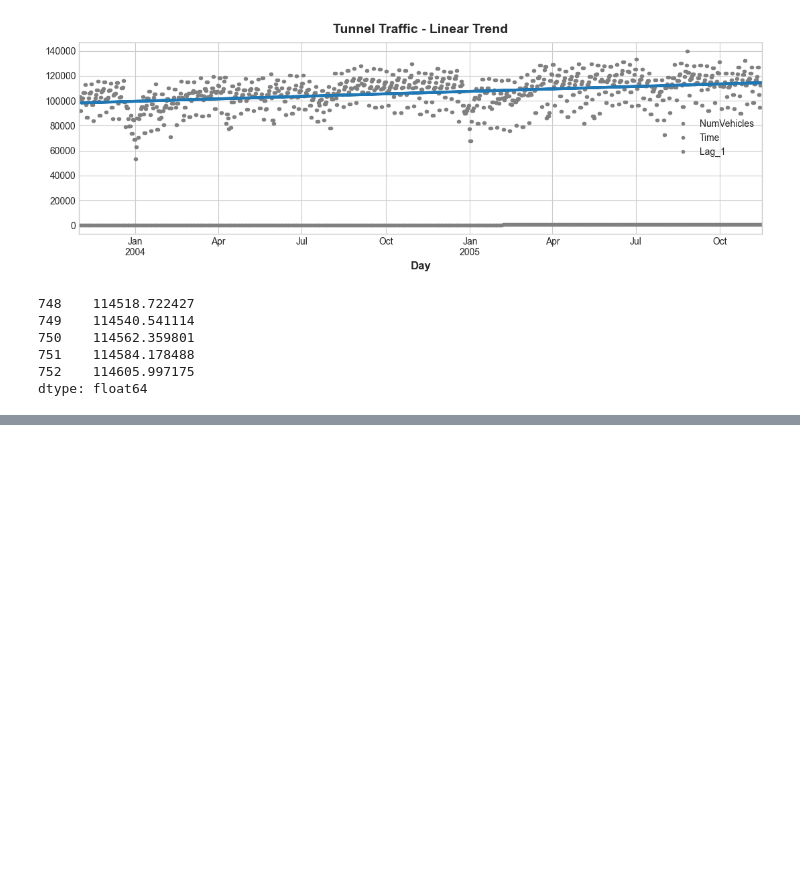
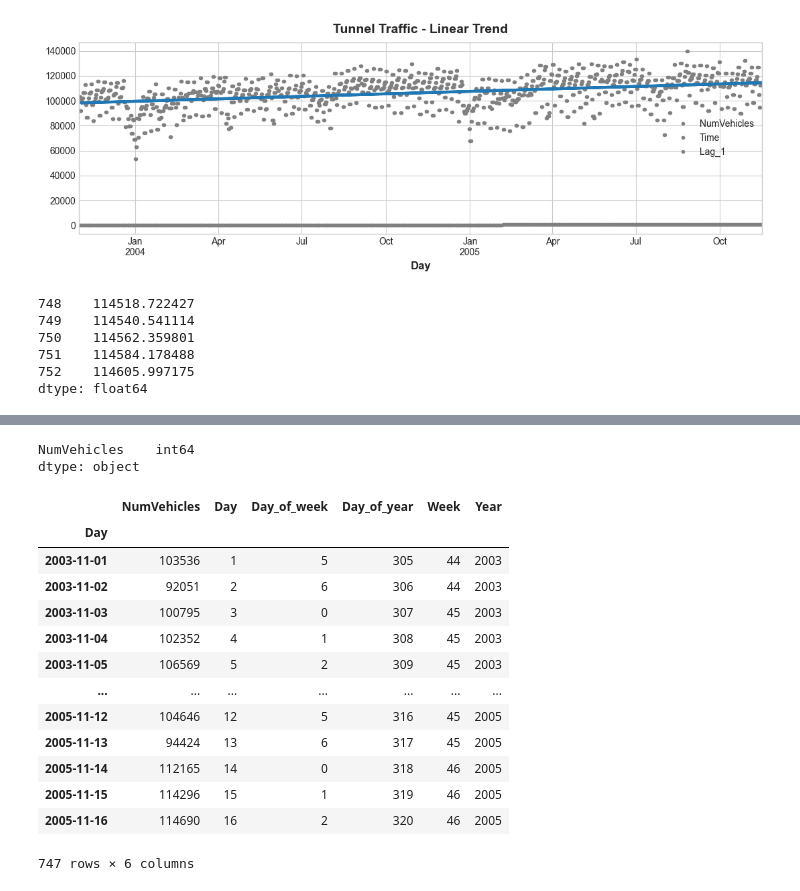
Before and after one commit to Medoci/Medoci, a Jupyter notebook: notebooks/Kaggle_Time_Series_Forecasting.ipynb, the cells around one changed output, grey strips where cells are left out. Saved outputs shown, nothing was run; the diff lists cells and outputs as text; code cells hidden in the pictures; blank space fills up the shorter version.

```diff
--- a/notebooks/Kaggle_Time_Series_Forecasting.ipynb
+++ b/notebooks/Kaggle_Time_Series_Forecasting.ipynb
@@ -453,0 +475,5 @@ dtype: float64
+# %%
+tunnels_seasonality.dtypes
+# %% [output]
+NumVehicles    int64
+dtype: object
@@ -453,0 +486,17 @@ dtype: float64
+# %%
+tunnels_seasonality
+# %% [output]
+|  | NumVehicles | Day | Day_of_week | Day_of_year | Week | Year |
+| Day |  |  |  |  |  |  |
+| 2003-11-01 | 103536 | 1 | 5 | 305 | 44 | 2003 |
+| 2003-11-02 | 92051 | 2 | 6 | 306 | 44 | 2003 |
+| 2003-11-03 | 100795 | 3 | 0 | 307 | 45 | 2003 |
+| 2003-11-04 | 102352 | 4 | 1 | 308 | 45 | 2003 |
+| 2003-11-05 | 106569 | 5 | 2 | 309 | 45 | 2003 |
+| ... | ... | ... | ... | ... | ... | ... |
+| 2005-11-12 | 104646 | 12 | 5 | 316 | 45 | 2005 |
+| 2005-11-13 | 94424 | 13 | 6 | 317 | 45 | 2005 |
+| 2005-11-14 | 112165 | 14 | 0 | 318 | 46 | 2005 |
+| 2005-11-15 | 114296 | 15 | 1 | 319 | 46 | 2005 |
+| 2005-11-16 | 114690 | 16 | 2 | 320 | 46 | 2005 |
+747 rows × 6 columns
```
Also changed, not shown: parts of 10 cells of this notebook.
